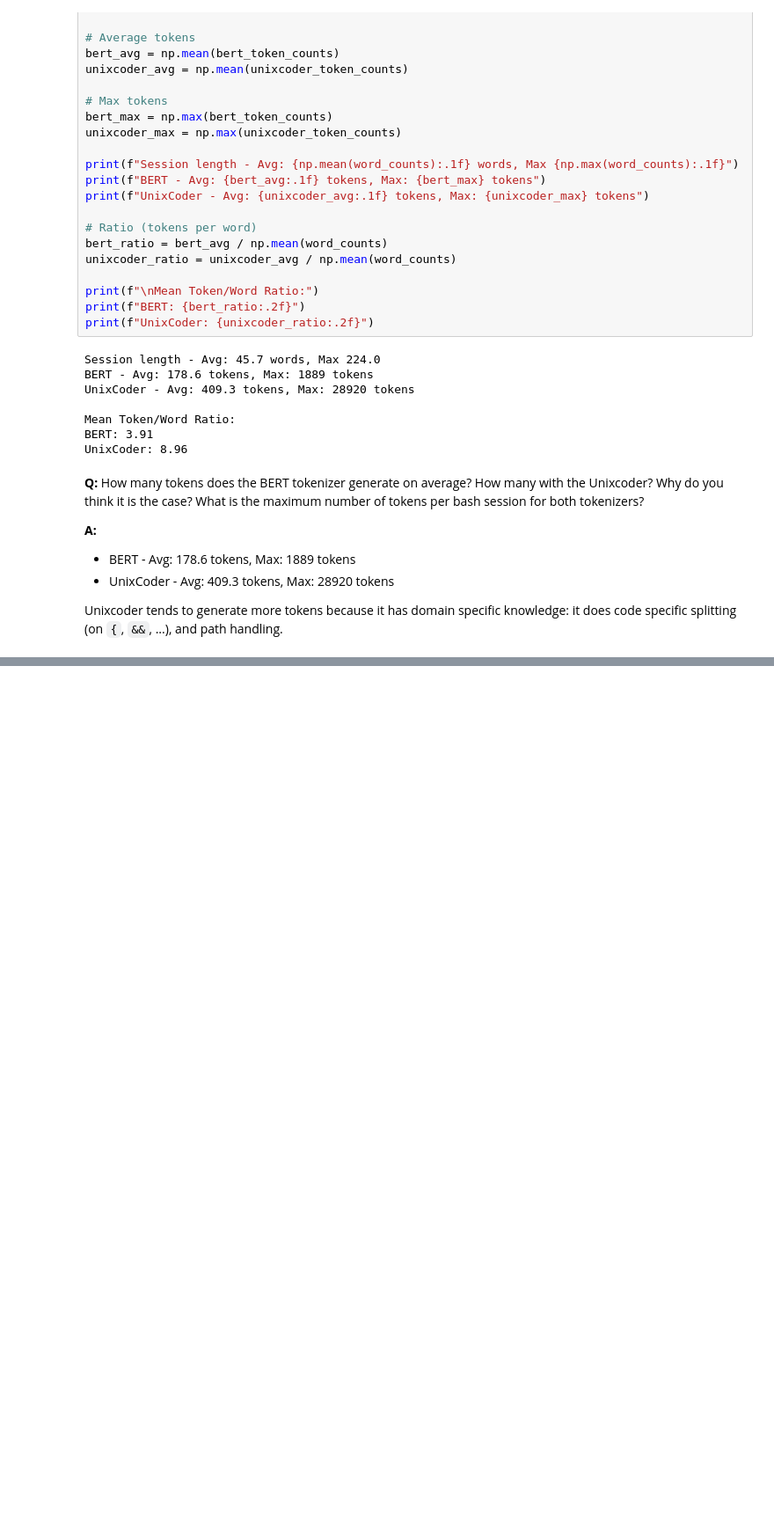
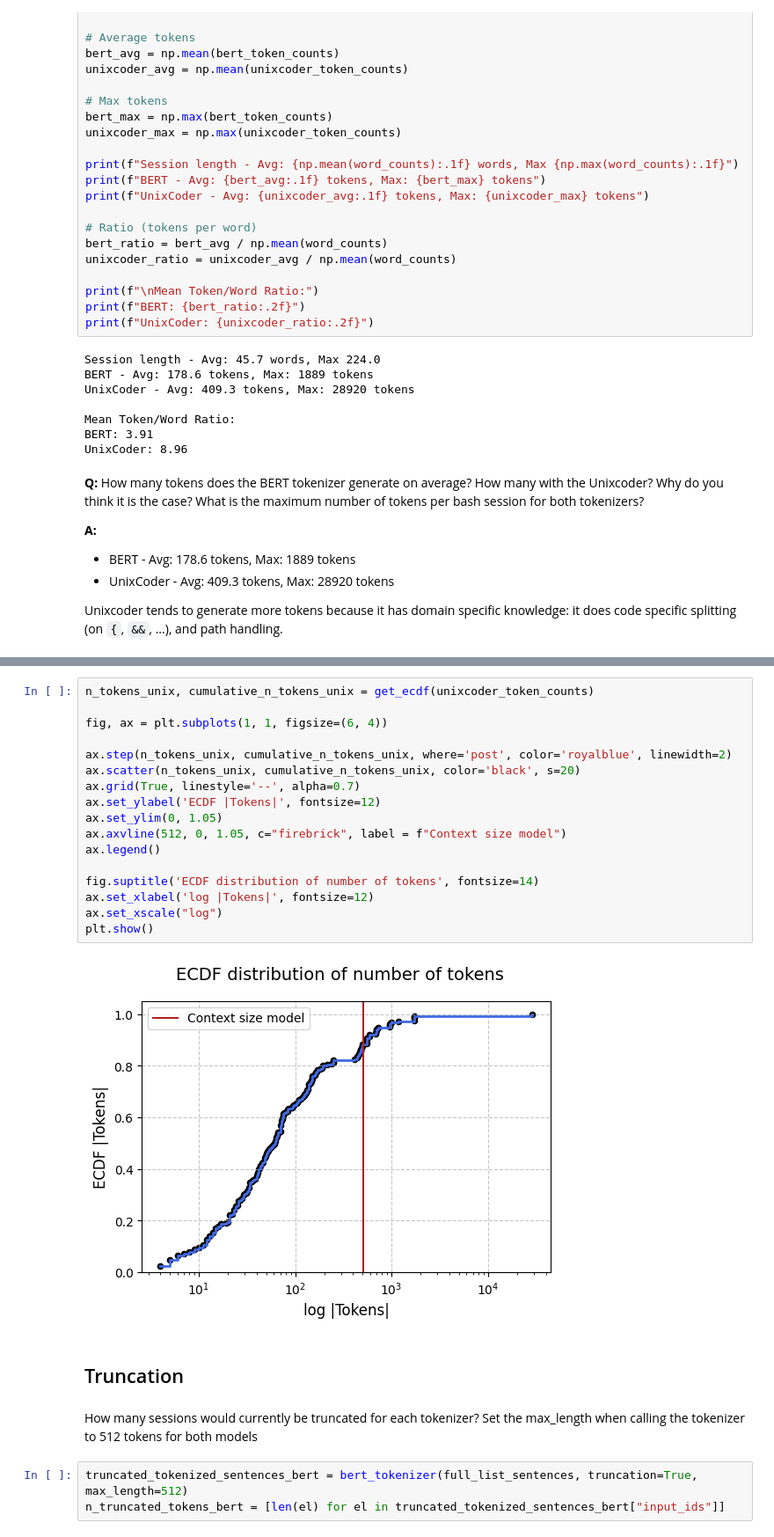
Before and after one commit to RenatoMignone/attack-tactic-recognition-nlp, a Jupyter notebook: lab/notebooks/Task2.ipynb, the cells around one changed output, grey strips where cells are left out. Shown at 88% size. Drawn from its saved outputs; the diff is of its cells as text; blank space fills up the shorter version.

```diff
--- a/lab/notebooks/Task2.ipynb
+++ b/lab/notebooks/Task2.ipynb
@@ -169,0 +199,26 @@ Unixcoder tends to generate more tokens because it has domain specific knowledge
+# %%
+n_tokens_unix, cumulative_n_tokens_unix = get_ecdf(unixcoder_token_counts)
+
+fig, ax = plt.subplots(1, 1, figsize=(6, 4))
+
+ax.step(n_tokens_unix, cumulative_n_tokens_unix, where='post', color='royalblue', linewidth=2)
+ax.scatter(n_tokens_unix, cumulative_n_tokens_unix, color='black', s=20)
+ax.grid(True, linestyle='--', alpha=0.7)
+ax.set_ylabel('ECDF |Tokens|', fontsize=12)
+ax.set_ylim(0, 1.05)
+ax.axvline(512, 0, 1.05, c="firebrick", label = f"Context size model")
+ax.legend()
+
+fig.suptitle('ECDF distribution of number of tokens', fontsize=14)
+ax.set_xlabel('log |Tokens|', fontsize=12)
+ax.set_xscale("log")
+plt.show()
+# %% [output]
+[figure, added]
+# %% [markdown]
+## Truncation
+# %% [markdown]
+How many sessions would currently be truncated for each tokenizer? Set the max_length when calling the tokenizer to 512 tokens for both models
+# %%
+truncated_tokenized_sentences_bert = bert_tokenizer(full_list_sentences, truncation=True, max_length=512)
+n_truncated_tokens_bert = [len(el) for el in truncated_tokenized_sentences_bert["input_ids"]]
```
Also changed, not shown: parts of 25 cells of this notebook, 1 other file.
